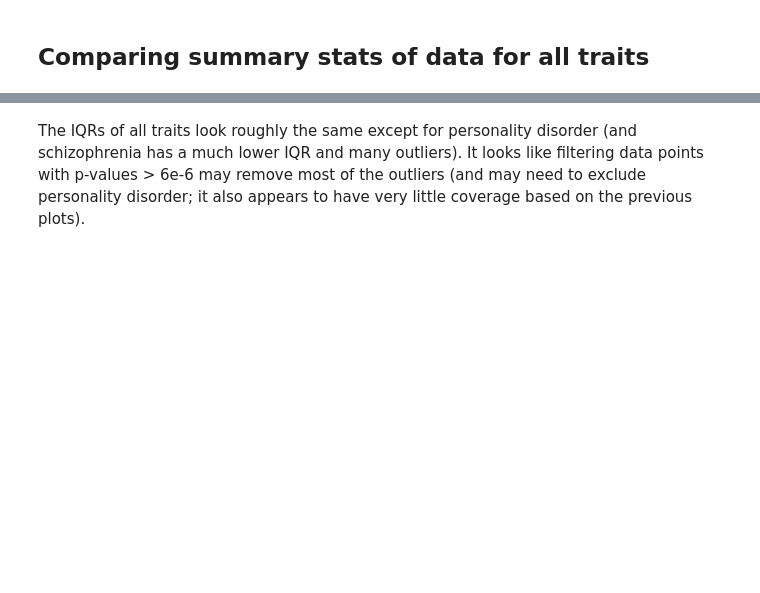
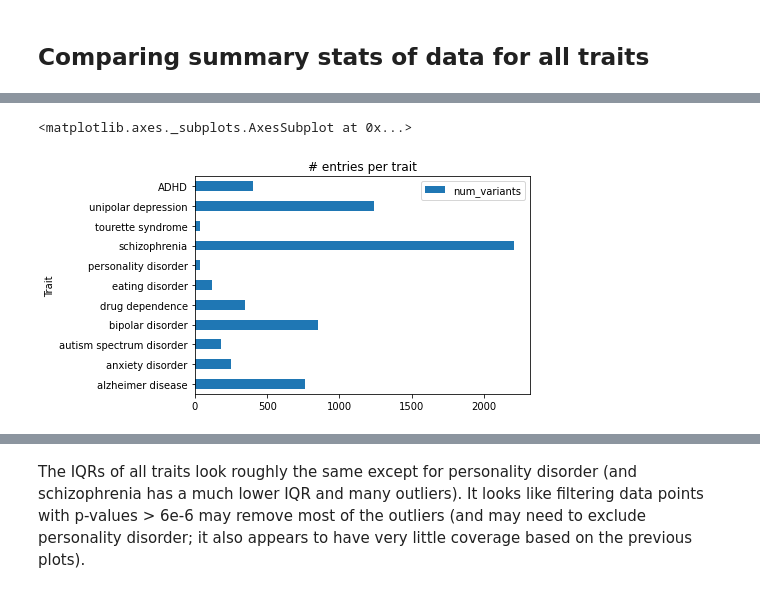
Before and after one commit to jstimes/MentalMap, a Jupyter notebook: notebooks/GWAS_post_cleaning_analysis.ipynb, the cells around one changed output, grey strips where cells are left out. Saved outputs shown, nothing was run; the diff lists cells and outputs as text; code cells hidden in the pictures; blank space fills up the shorter version.

```diff
--- a/notebooks/GWAS_post_cleaning_analysis.ipynb
+++ b/notebooks/GWAS_post_cleaning_analysis.ipynb
@@ -19,9 +23,14 @@ print(all_traits)
 # %%
 def trait_to_cleaned_filename(trait):
-    return trait.replace(" ", "_") + CLEANED_FILE_SUFFIX
+    return trait.replace(" ", "_") + ".csv"
 
 
 trait_to_df = {
     trait: pd.read_csv(trait_to_cleaned_filename(trait)) for trait in all_traits
 }
+# Shorten to ADHD for brevity in plots:
+trait_to_df['ADHD'] = trait_to_df['attention deficit hyperactivity disorder']
+trait_to_df.pop('attention deficit hyperactivity disorder')
+all_traits.remove('attention deficit hyperactivity disorder')
+all_traits.append('ADHD')
 # %%
@@ -53,9 +82,8 @@ summary_df
 # %%
-summary_df.plot(
-    kind="barh",
-    title="# entries per trait",
-    x="parent_trait",
-    y="num_variants",
-    xlabel="Trait",
-)
+summary_df.plot(kind='barh', title='# entries per trait',
+                x='parent_trait', y='num_variants',
+                xlabel='Trait')
+# %% [output]
+<matplotlib.axes._subplots.AxesSubplot at 0x...>
+[figure, added]
 # %%
```
Also changed, not shown: parts of 40 cells of this notebook, 3 other files.
